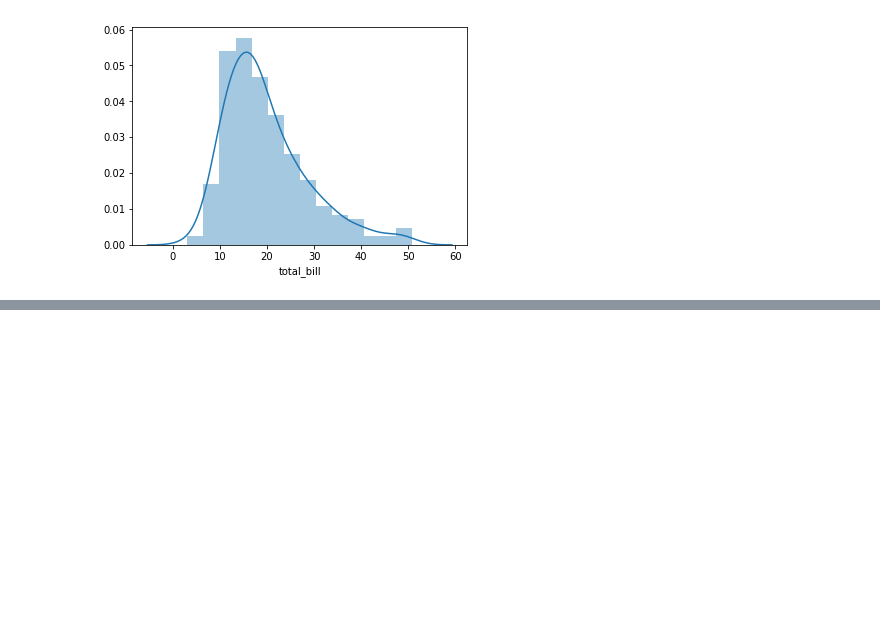
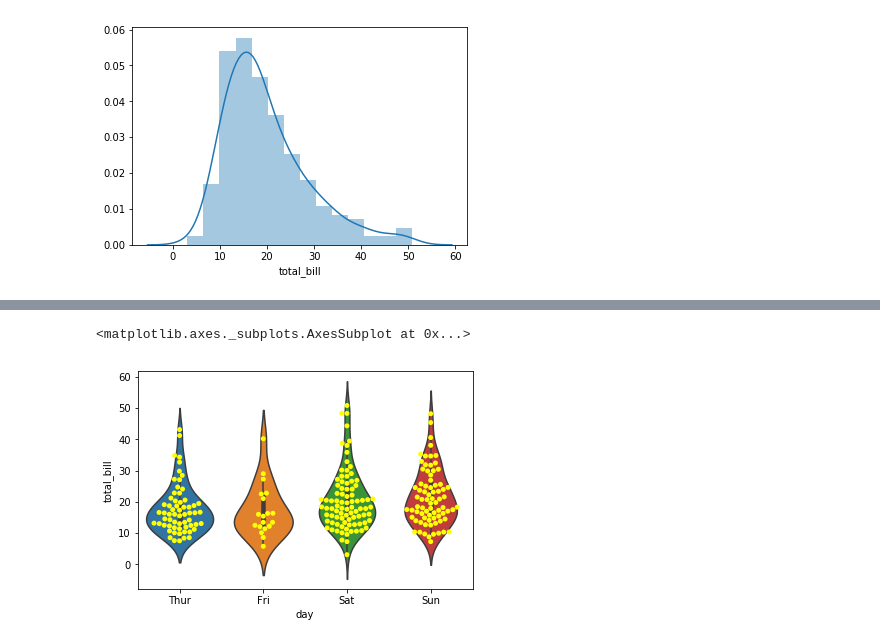
Before and after one commit to mancusoa74/test, a Jupyter notebook: test.ipynb, the cells around one changed output, grey strips where cells are left out. Cells and saved outputs as stored; diff of their text form; code cells hidden in the pictures; blank space fills up the shorter version.

```diff
--- a/test.ipynb
+++ b/test.ipynb
@@ -18,0 +24,6 @@ sns.distplot(tips['total_bill'])
+# %%
+sns.violinplot(x='day', y='total_bill', data=tips)
+sns.swarmplot(x='day', y='total_bill', data=tips, color='yellow')
+# %% [output]
+<matplotlib.axes._subplots.AxesSubplot at 0x...>
+[figure, added]
```
Also changed, not shown: parts of 1 cell of this notebook.
